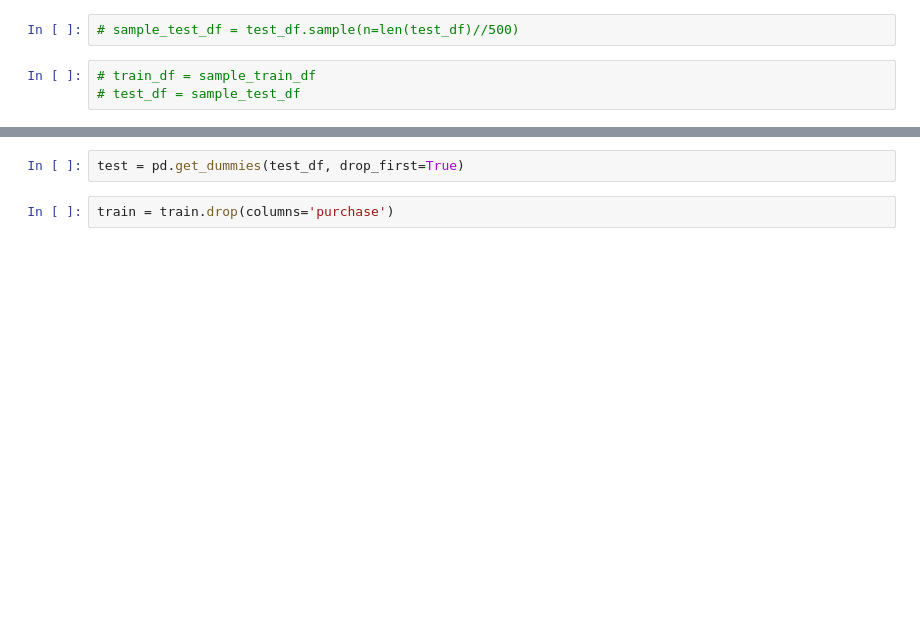
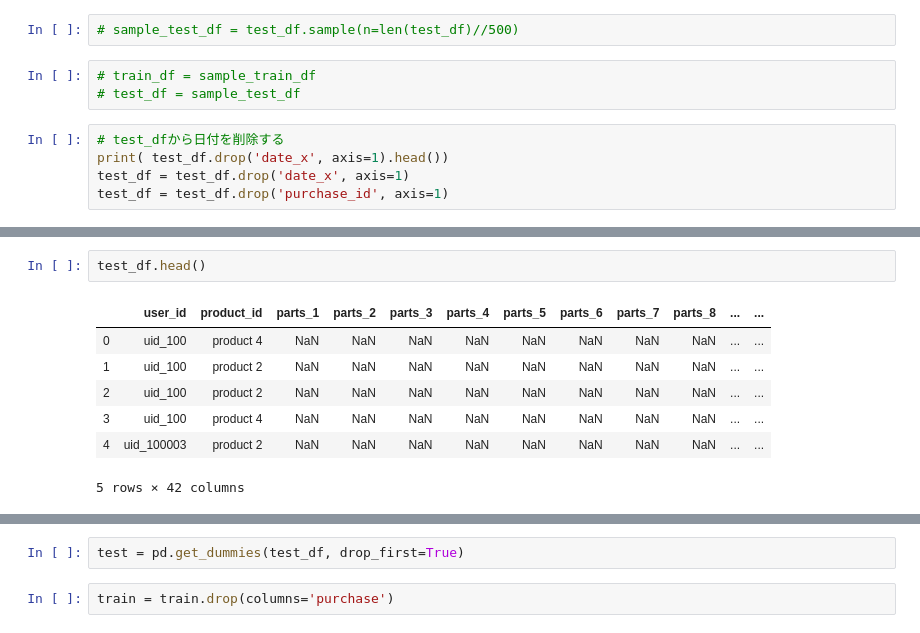
Before and after one commit to ToshikiMuromachi/pcmaker, a Jupyter notebook: pcmaker.ipynb, the cells around one changed output, grey strips where cells are left out. Cells and saved outputs as stored; diff of their text form; blank space fills up the shorter version.

```diff
--- a/pcmaker.ipynb
+++ b/pcmaker.ipynb
@@ -200,3 +183,8 @@ test_df.shape
 # %%
 # train_df = sample_train_df
 # test_df = sample_test_df
+# %%
+# test_dfから日付を削除する
+print( test_df.drop('date_x', axis=1).head())
+test_df = test_df.drop('date_x', axis=1)
+test_df = test_df.drop('purchase_id', axis=1)
@@ -203,2 +209,12 @@ test_df.shape
+# %%
+test_df.head()
+# %% [output]
+|  | user_id | product_id | parts_1 | parts_2 | parts_3 | parts_4 | parts_5 | parts_6 | parts_7 | parts_8 | ... | ... |
+| 0 | uid_100 | product 4 | NaN | NaN | NaN | NaN | NaN | NaN | NaN | NaN | ... | ... |
+| 1 | uid_100 | product 2 | NaN | NaN | NaN | NaN | NaN | NaN | NaN | NaN | ... | ... |
+| 2 | uid_100 | product 2 | NaN | NaN | NaN | NaN | NaN | NaN | NaN | NaN | ... | ... |
+| 3 | uid_100 | product 4 | NaN | NaN | NaN | NaN | NaN | NaN | NaN | NaN | ... | ... |
+| 4 | uid_100003 | product 2 | NaN | NaN | NaN | NaN | NaN | NaN | NaN | NaN | ... | ... |
+5 rows × 42 columns
 # %%
 train = pd.get_dummies(train_df, drop_first=True)
```
Also changed, not shown: parts of 7 cells of this notebook.
